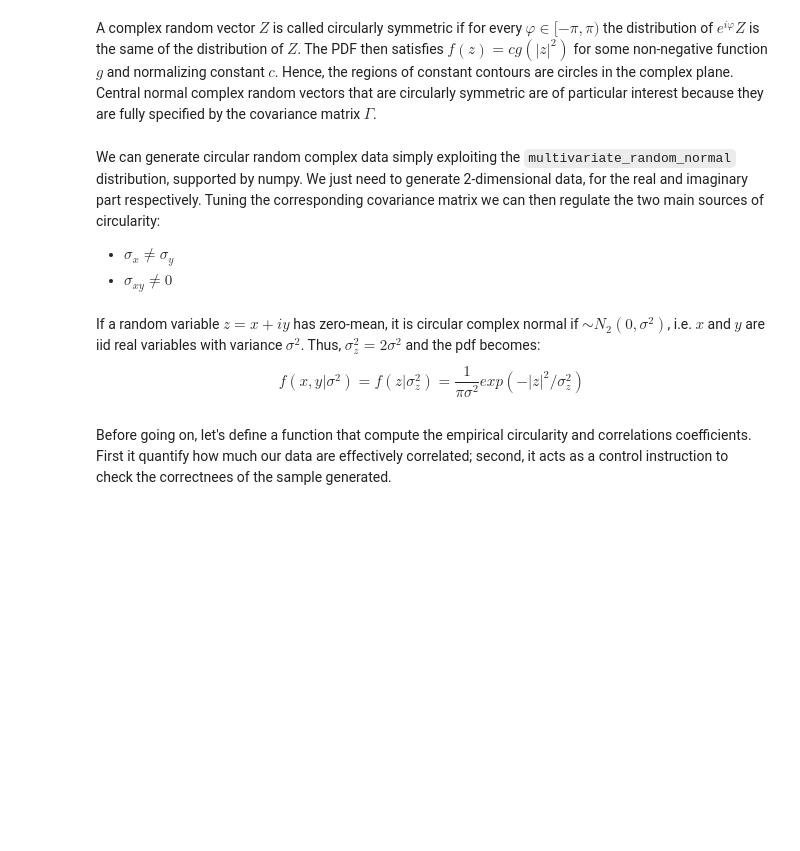
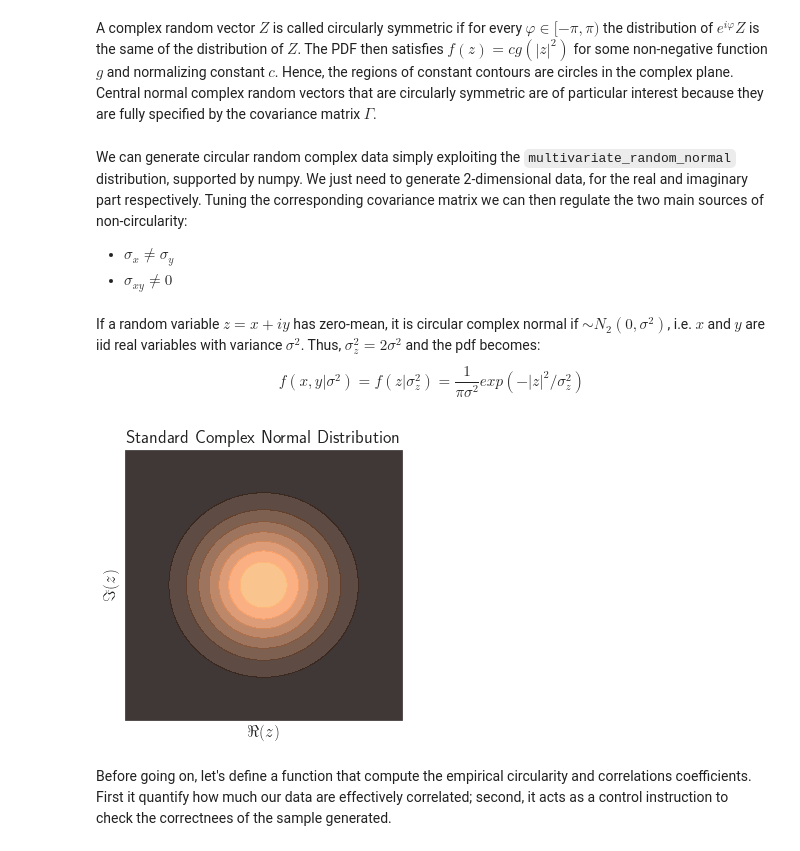
Before and after one commit to MattiaPujatti/complex-valued-deep-learning-for-condition-monitoring, a Jupyter notebook: Circularity_Measures.ipynb, the cells around one changed output. Drawn from its saved outputs; the diff is of its cells as text; code cells hidden in the pictures; blank space fills up the shorter version.

Commit message:
Updated circularity

```diff
--- a/Circularity_Measures.ipynb
+++ b/Circularity_Measures.ipynb
@@ -15,6 +15,11 @@ import haiku as hk
 from torch.utils.data import Dataset, DataLoader
 sns.set_theme()
 %matplotlib inline
+# %%
+import matplotlib as mpl
+mpl.rcParams['font.size'] = 20
+mpl.rcParams['text.usetex'] = True
+mpl.rcParams['text.latex.preamble'] = r'\usepackage{{amsmath}}'
 # %%
 # Enable double precision data with JAX
 # this only works on startup!
@@ -91,7 +96,7 @@ The `standard complex normal` is the univariate distribution with $\mu=0$, $\Gam
 # %% [markdown]
 A complex random vector $Z$ is called circularly symmetric if for every $\varphi\in[-\pi,\pi)$ the distribution of $e^{i\varphi}Z$ is the same of the distribution of $Z$. The PDF then satisfies $f(z)=cg(|z|^2)$ for some non-negative function $g$ and normalizing constant $c$. Hence, the regions of constant contours are circles in the complex plane. Central normal complex random vectors that are circularly symmetric are of particular interest because they are fully specified by the covariance matrix $\Gamma$.
 # %% [markdown]
-We can generate circular random complex data simply exploiting the `multivariate_random_normal` distribution, supported by numpy. We just need to generate 2-dimensional data, for the real and imaginary part respectively. Tuning the corresponding covariance matrix we can then regulate the two main sources of circularity:
+We can generate circular random complex data simply exploiting the `multivariate_random_normal` distribution, supported by numpy. We just need to generate 2-dimensional data, for the real and imaginary part respectively. Tuning the corresponding covariance matrix we can then regulate the two main sources of non-circularity:
 * $\sigma_x \neq \sigma_y$
 * $\sigma_{xy} \neq 0$
 # %% [markdown]
@@ -99,3 +104,27 @@ If a random variable $z=x+iy$ has zero-mean, it is circular complex normal if $\
 $$
 f(x,y|\sigma^2) = f(z|\sigma_z^2) = \frac{1}{\pi\sigma^2}exp({-|z|^2 /\sigma_z^2})
 $$
+# %%
+from scipy.stats import multivariate_normal
+
+# Plot an example of circular distribution
+xx, yy = np.meshgrid(np.linspace(-3., 3., 500), np.linspace(-3., 3., 500))
+pos = np.array([xx.flatten(), yy.flatten()]).T
+
+mu_x = 0.
+mu_y = 0.
+covmat = np.eye(2)
+std_cmpl_norm = multivariate_normal([mu_x, mu_y], covmat)
+
+fig = plt.figure(figsize=((5,5)))
+ax = fig.add_subplot(111)
+cf = ax.contourf(xx, yy, std_cmpl_norm.pdf(pos).reshape((500,500)), cmap='copper', alpha=0.8)
+#plt.colorbar(cf)
+
+ax.set_title('Standard Complex Normal Distribution', fontsize=18)
+ax.set_xticks([])
+ax.set_yticks([])
+ax.set_xlabel(r'$\Re(z)$', fontsize=17)
+ax.set_ylabel(r'$\Im(z)$', fontsize=17);
+# %% [output]
+[figure, added]
```
Also changed, not shown: parts of 19 cells of this notebook, 36 other files.
